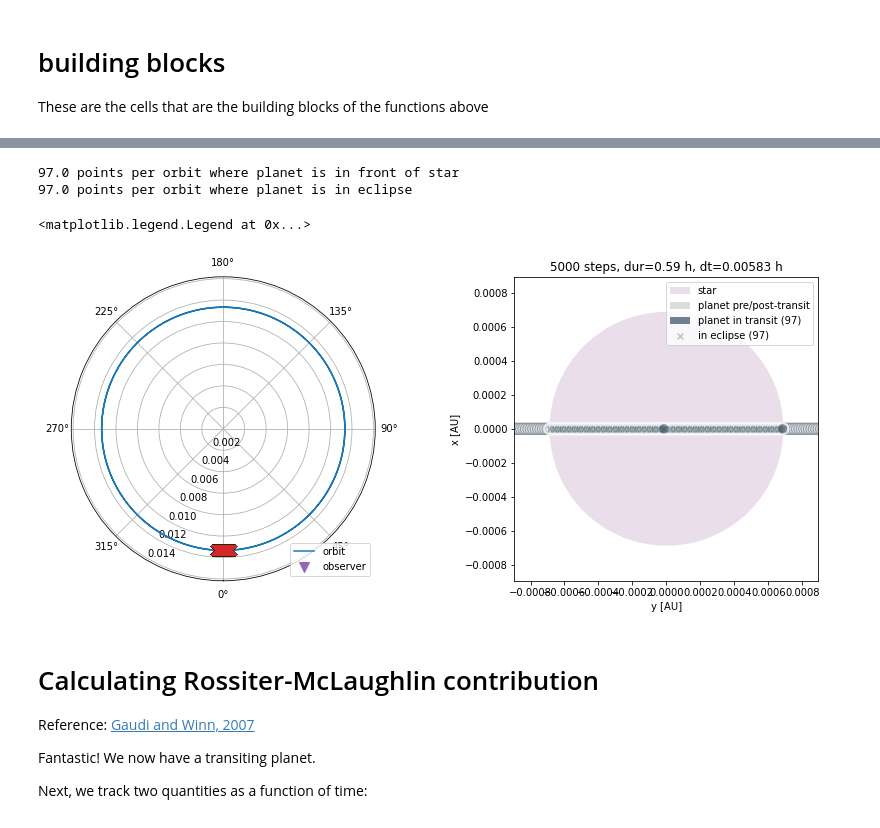
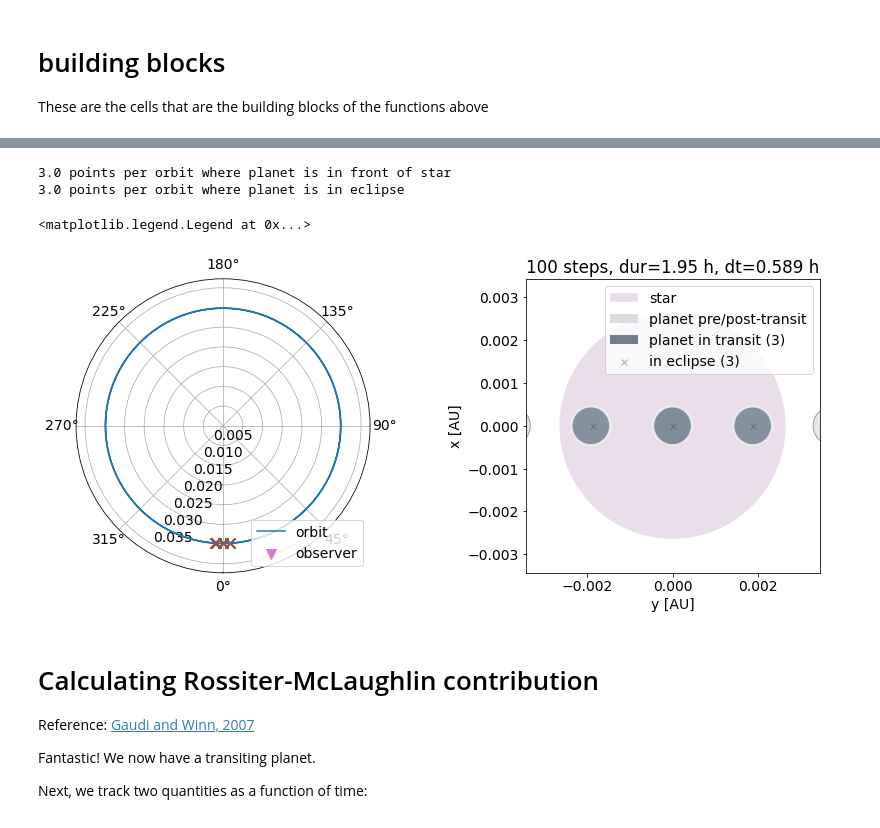
Before and after one commit to namagu/rossiter-mclaughlin-coaddventure, a Jupyter notebook: rv_from_scratch.ipynb, the cells around one changed output, grey strips where cells are left out. Cells and saved outputs as stored; diff of their text form; code cells hidden in the pictures.

```diff
--- a/rv_from_scratch.ipynb
+++ b/rv_from_scratch.ipynb
@@ -561,7 +567,7 @@ r0 = a * (1 - e)  # initial planet position, default: periastron
 
 
 # initialize kepler solving
-n = 5000         # number of steps
+n = 100         # number of steps
 nP = 2            # number of periodts the time goes for
 # %% [markdown]
 ### can generate light curves for a given set of parameters
@@ -901,8 +915,8 @@ in_eclipse = mask_overlap & (x_orbit < 0)
 eclipse_y = y_orbit[in_eclipse]
 print(f"{len(eclipse_y) / nP} points per orbit where planet is in eclipse")
 # %% [output]
-97.0 points per orbit where planet is in front of star
-97.0 points per orbit where planet is in eclipse
+3.0 points per orbit where planet is in front of star
+3.0 points per orbit where planet is in eclipse
 # %%
 ## we then plot the planet relative to the orbit of the star
 
@@ -946,36 +960,42 @@ star = ax2.add_artist(plt.Circle((0,0),rstar.to(u.AU).value,fc='thistle',
 y_b = (b * rstar ).to(u.AU).value
 
 _planet = ax2.add_artist(plt.Circle((0,y_b),rp.to(u.AU).value,
                                     fc='gainsboro',label='planet pre/post-transit'))
 planet = ax2.add_artist(plt.Circle((0,y_b),rp.to(u.AU).value,
                                    fc='slategrey',label=f'planet in transit ({int(len(transit_y)/nP)})'))
 
 # add points before/after transit
 for i in np.arange(int(len(around_transit_y)/nP)):
     ax2.add_artist(plt.Circle((around_transit_y[i],y_b),rp.to(u.AU).value,
                               ec='slategrey',fc='gainsboro', alpha=0.7))
 # add points in transit
-for i in np.arange(int(len(transit_y)/nP)):
-    ax2.add_artist(plt.Circle((transit_y[i],y_b),rp.to(u.AU).value,
+# for i in np.arange(int(len(transit_y)/nP)):
+#     ax2.add_artist(plt.Circle((transit_y[i],y_b),rp.to(u.AU).value,
+#                             ec='white',lw=2, fc='slategrey',alpha=0.8))
+positions = np.sort(transit_y[:len(transit_y)//nP])
+for i in range(len(positions)):
+    ax2.add_artist(plt.Circle((positions[i],y_b),rp.to(u.AU).value,
                             ec='white',lw=2, fc='slategrey',alpha=0.8))
+
+
 # add points in eclipse
 n_to_plot = int(len(eclipse_y)/nP)
 ax2.scatter(eclipse_y[:n_to_plot], np.zeros(n_to_plot) - y_b,
             alpha=0.3, color='darkslategrey', marker='x', label=f'in eclipse ({n_to_plot})')
 
 # formatting
 ax2.set_xlabel("y [AU]")
 ax2.set_ylabel("x [AU]")
 ax2.set_title(f"{n} steps, dur={dur.to(u.hr):.3}, dt={(P/n).to(u.hr):.3}")
 
 window = 1.3 # 1.3
 ax2.set_xlim(left_edge*window,right_edge*window)
 ax2.set_ylim(left_edge*window,right_edge*window)
 
 ax2.legend(loc='upper right')
 # %% [output]
 <matplotlib.legend.Legend at 0x...>
-[figure, old version]
+[figure, new version]
 # %% [markdown]
 # Calculating Rossiter-McLaughlin contribution
 
```
Also changed, not shown: parts of 17 cells of this notebook, 1 other file.
